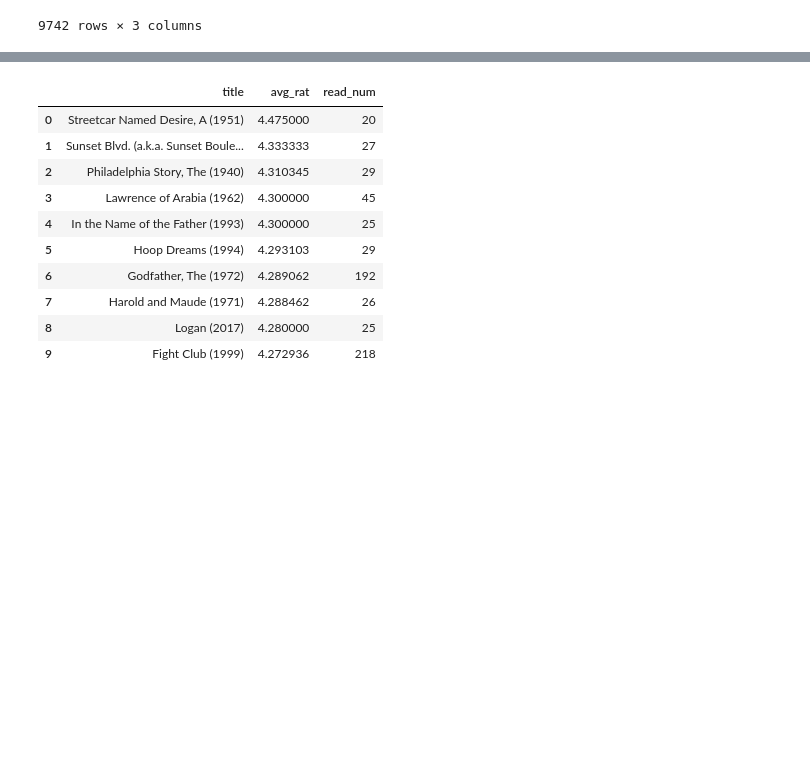
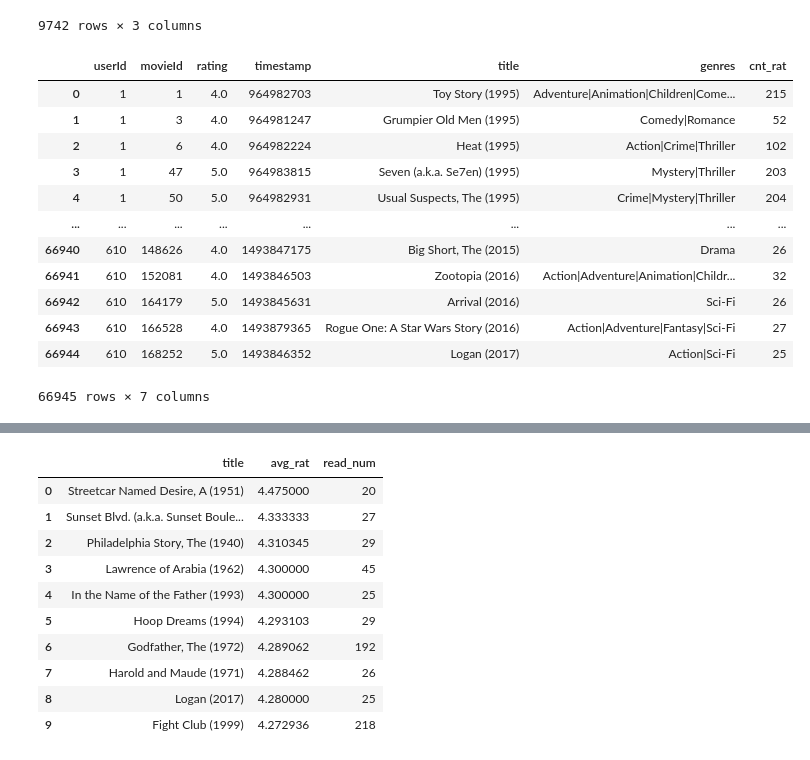
Before and after one commit to AleAguirreM/Analitica3AA, a Jupyter notebook: c_modelos.ipynb, the cells around one changed output, grey strips where cells are left out. Saved outputs shown, nothing was run; the diff lists cells and outputs as text; code cells hidden in the pictures; blank space fills up the shorter version.

```diff
--- a/c_modelos.ipynb
+++ b/c_modelos.ipynb
@@ -72,3 +47,23 @@ pd.read_sql("select * from movies", conn)
 | 9740 | 193587 | Bungo Stray Dogs: Dead Apple (2018) | Action|Animation |
 | 9741 | 193609 | Andrew Dice Clay: Dice Rules (1991) | Comedy |
 9742 rows × 3 columns
+# %%
+
+full_ratings = pd.read_sql("select * from full_ratings", conn)
+#el id esta repetido, lo eliminamos
+full_ratings = full_ratings.drop(columns=['movieId:1', 'movieId:2'])
+full_ratings
+# %% [output]
+|  | userId | movieId | rating | timestamp | title | genres | cnt_rat |
+| 0 | 1 | 1 | 4.0 | 964982703 | Toy Story (1995) | Adventure|Animation|Children|Come... | 215 |
+| 1 | 1 | 3 | 4.0 | 964981247 | Grumpier Old Men (1995) | Comedy|Romance | 52 |
+| 2 | 1 | 6 | 4.0 | 964982224 | Heat (1995) | Action|Crime|Thriller | 102 |
+| 3 | 1 | 47 | 5.0 | 964983815 | Seven (a.k.a. Se7en) (1995) | Mystery|Thriller | 203 |
+| 4 | 1 | 50 | 5.0 | 964982931 | Usual Suspects, The (1995) | Crime|Mystery|Thriller | 204 |
+| ... | ... | ... | ... | ... | ... | ... | ... |
+| 66940 | 610 | 148626 | 4.0 | 1493847175 | Big Short, The (2015) | Drama | 26 |
+| 66941 | 610 | 152081 | 4.0 | 1493846503 | Zootopia (2016) | Action|Adventure|Animation|Childr... | 32 |
+| 66942 | 610 | 164179 | 5.0 | 1493845631 | Arrival (2016) | Sci-Fi | 26 |
+| 66943 | 610 | 166528 | 4.0 | 1493879365 | Rogue One: A Star Wars Story (2016) | Action|Adventure|Fantasy|Sci-Fi | 27 |
+| 66944 | 610 | 168252 | 5.0 | 1493846352 | Logan (2017) | Action|Sci-Fi | 25 |
+66945 rows × 7 columns
```
Also changed, not shown: parts of 18 cells of this notebook.
